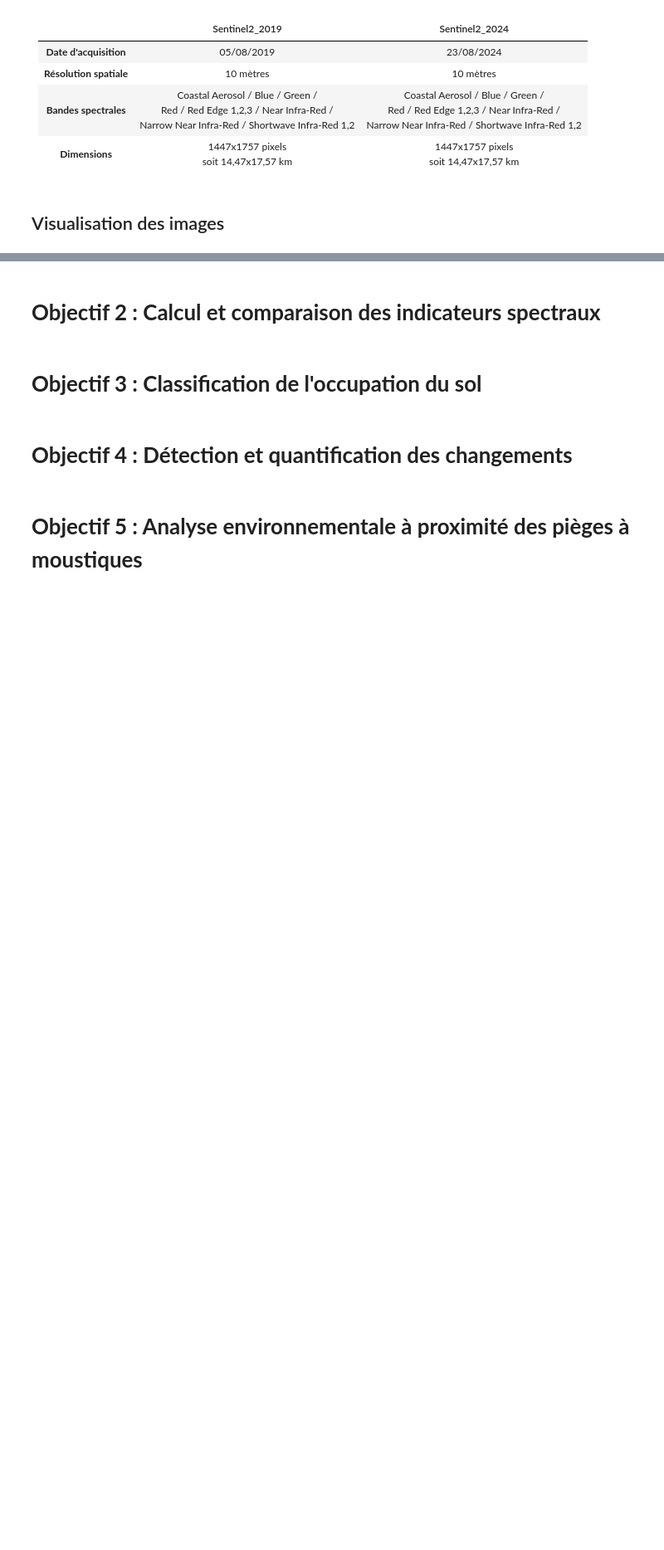
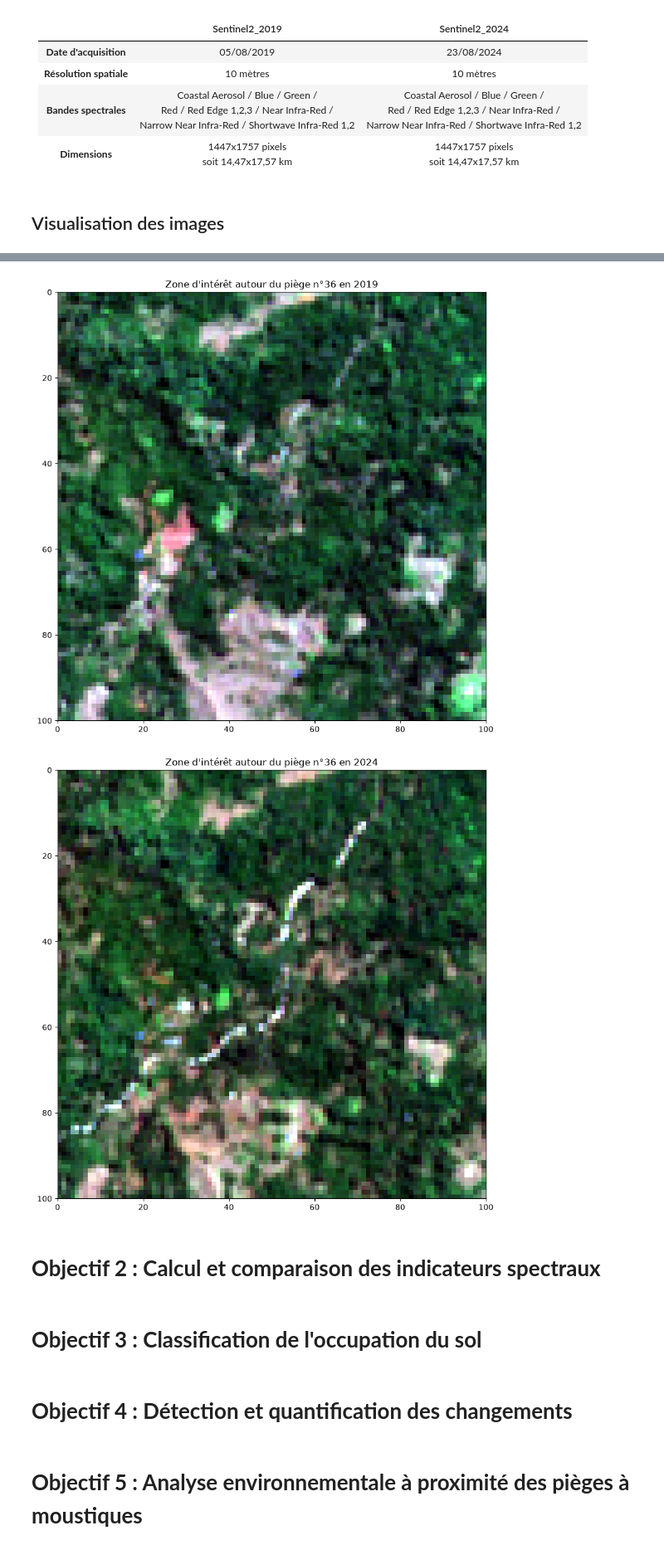
Before and after one commit to BenjaminMAUFROY/MLG, a Jupyter notebook: projet_MLG.ipynb, the cells around one changed output, grey strips where cells are left out. Shown at 83% size. Cells and saved outputs as stored; diff of their text form; code cells hidden in the pictures; blank space fills up the shorter version.

```diff
--- a/projet_MLG.ipynb
+++ b/projet_MLG.ipynb
@@ -132,3 +187,11 @@ mayotte_2024.colorcomp(["R", "G", "B",], fig_size = (10,10), extent = "pixel", t
+# %%
+# Exemple de zones autour de pièges
+select_trap = random.randint(0, 99)
+re.open(f"./images/traps/2019/trap{select_trap}_2019.tif").colorcomp(["R", "G", "B"], fig_size = (10,10), extent = "pixel", title = f"Zone d'intérêt autour du piège n°{select_trap} en 2019")
+re.open(f"./images/traps/2024/trap{select_trap}_2024.tif").colorcomp(["R", "G", "B"], fig_size = (10,10), extent = "pixel", title = f"Zone d'intérêt autour du piège n°{select_trap} en 2024")
+# %% [output]
+[figure, added]
+[figure, added]
 # %% [markdown]
 # **Objectif 2 : Calcul et comparaison des indicateurs spectraux**
 # %% [markdown]
```
Also changed, not shown: parts of 6 cells of this notebook.
